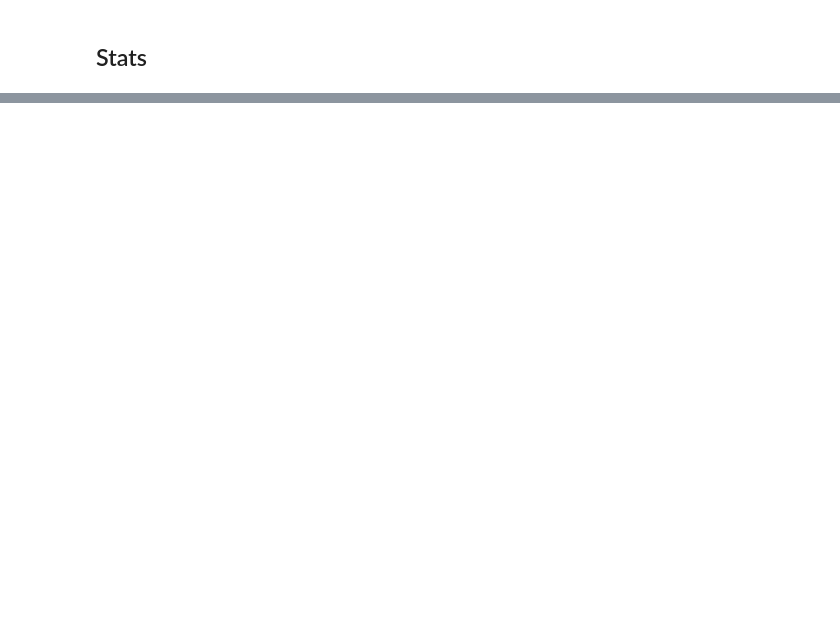
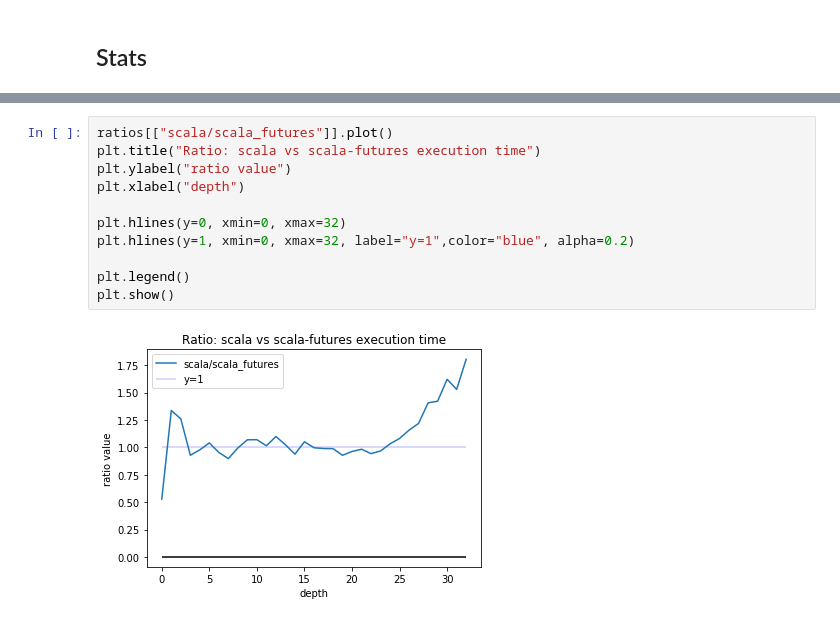
Before and after one commit to RHDZMOTA/recursive-pascal-triangle, a Jupyter notebook: results.ipynb, the cells around one changed output, grey strips where cells are left out. Saved outputs shown, nothing was run; the diff lists cells and outputs as text; blank space fills up the shorter version.

```diff
--- a/results.ipynb
+++ b/results.ipynb
@@ -175,0 +242,13 @@ plt.show()
+# %%
+ratios[["scala/scala_futures"]].plot()
+plt.title("Ratio: scala vs scala-futures execution time")
+plt.ylabel("ratio value")
+plt.xlabel("depth")
+
+plt.hlines(y=0, xmin=0, xmax=32)
+plt.hlines(y=1, xmin=0, xmax=32, label="y=1",color="blue", alpha=0.2)
+
+plt.legend()
+plt.show()
+# %% [output]
+[figure, added]
```
Also changed, not shown: parts of 10 cells of this notebook.
